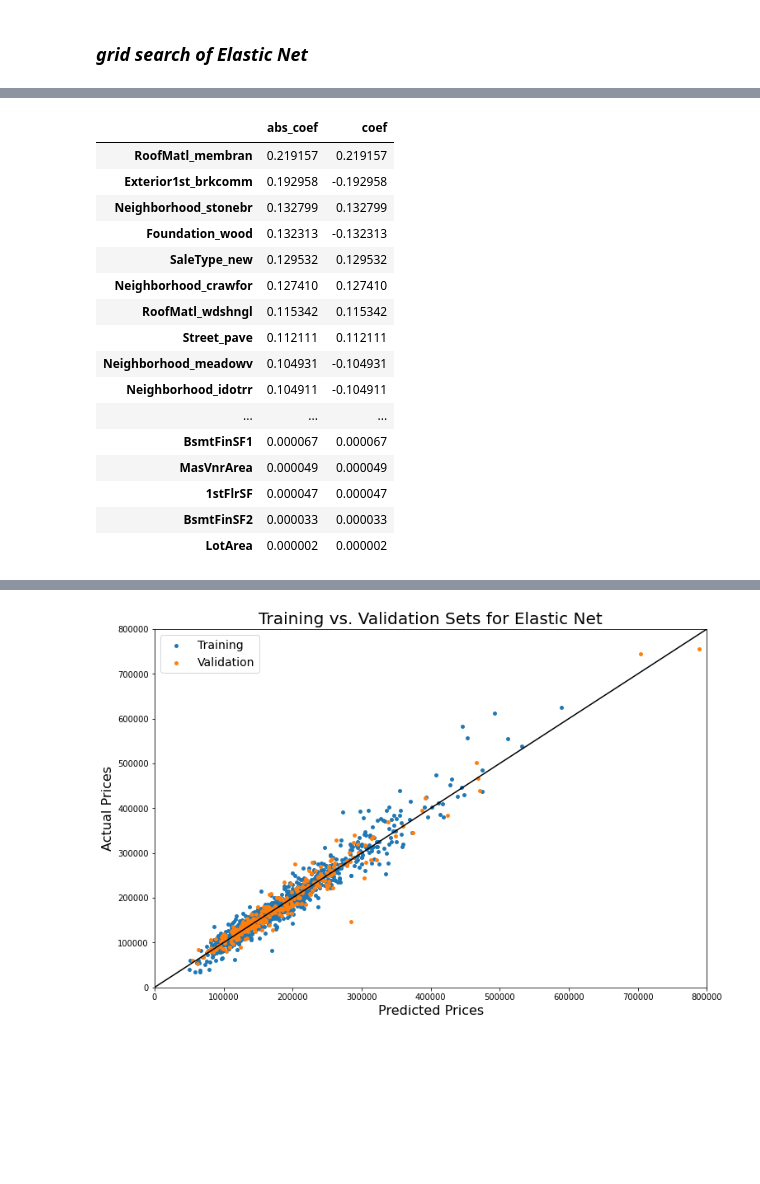
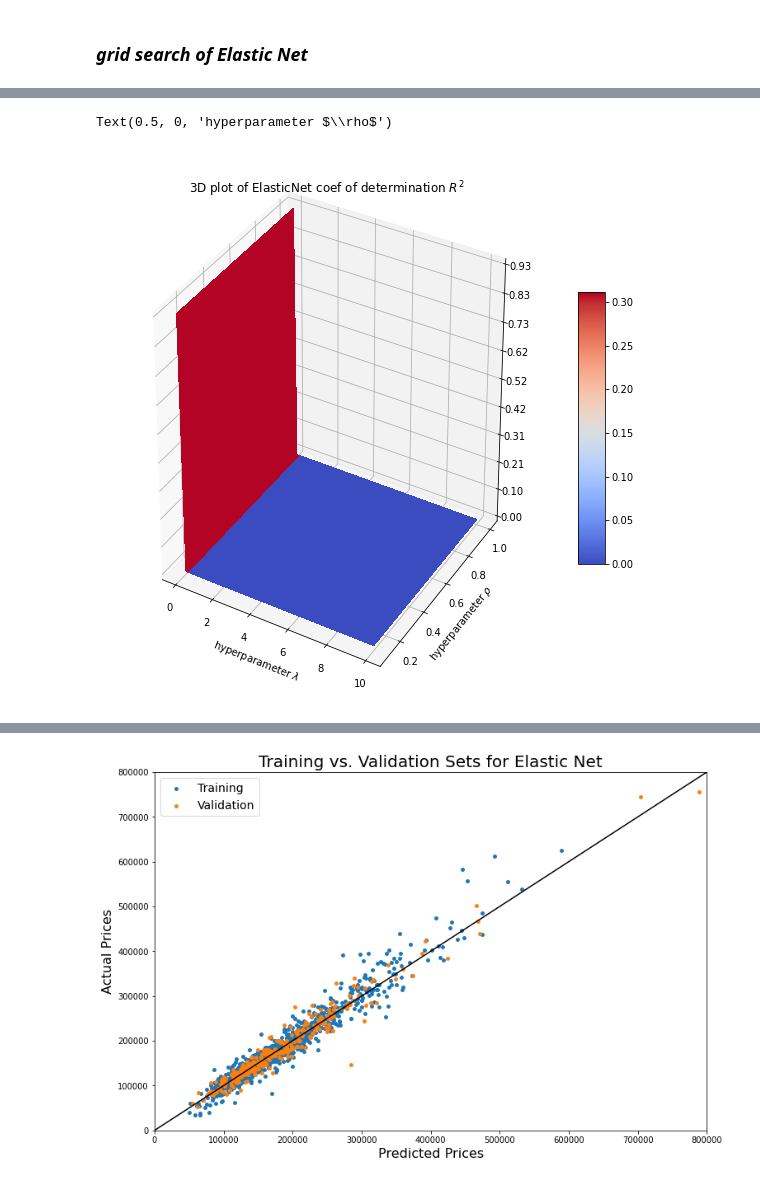
Before and after one commit to zackzbar/ml_houseprice_iowa, a Jupyter notebook: scripts/models.ipynb, the cells around one changed output, grey strips where cells are left out. Saved outputs shown, nothing was run; the diff lists cells and outputs as text; code cells hidden in the pictures; blank space fills up the shorter version.

```diff
--- a/scripts/models.ipynb
+++ b/scripts/models.ipynb
@@ -307,0 +448,5 @@ ElasticNet(alpha=1e-10, copy_X=True, fit_intercept=True, l1_ratio=1.0,
+# %%
+## Choose Elastic Net Model
+model_elasticnet = ElasticNet(normalize=True, max_iter=1000, alpha= en_alpha_least_overfit,
+                              l1_ratio = en_rho_least_overfit)
+model_elasticnet.fit(xtrain_reduce, ytrain)
@@ -308,24 +471,51 @@ ElasticNet(alpha=1e-10, copy_X=True, fit_intercept=True, l1_ratio=1.0,
+# %%
+elasticnet = ElasticNet(normalize = True)
+scores = np.zeros((len(rhos), len(alphas)))
+for alphaIdx, alpha in enumerate(alphas):
+    for rhoIdx, rho in enumerate(rhos):
+        elasticnet.set_params(alpha = alpha, l1_ratio = rho)
+        elasticnet.fit(xtrain_reduce, ytrain)
+        scores[rhoIdx, alphaIdx] = elasticnet.score(xtrain_reduce, ytrain)
+# %%
+# Elastic Net plot: scores
+from mpl_toolkits.mplot3d import Axes3D
+from matplotlib import cm
+from matplotlib.ticker import LinearLocator, FormatStrFormatter
+plt.rcParams['figure.figsize'] = (10,10)
+fig = plt.figure()
+ax = fig.gca(projection='3d')
+
+X = alphas
+Y = rhos
+X, Y = np.meshgrid(X, Y)
+Z = scores
+
+
+# Plot the surface.
+surf = ax.plot_surface(X, Y, Z, cmap=cm.coolwarm,
+                       linewidth=0, antialiased=False)
+# Customize the z axis.
+# ax.set_zlim(-0.1, 1.01)
+ax.zaxis.set_major_locator(LinearLocator(10))
+ax.zaxis.set_major_formatter(FormatStrFormatter('%.02f'))
+plt.title(r'3D plot of ElasticNet coef of determination $R^2$')
+# Add a color bar which maps values to colors.
+fig.colorbar(surf, shrink=0.5, aspect=10)
+plt.xlabel(r'hyperparameter $\lambda$')
+plt.ylabel(r'hyperparameter $\rho$')
+
+# ax.view_init(30,300)
+# plt.savefig("../output/elasticnet_train_validation_score_30_300.png")
+# ax.view_init(30,270)
+# plt.savefig("../output/elasticnet_train_validation_score_30_270.png")
+# ax.view_init(30,240)
+# plt.savefig("../output/elasticnet_train_validation_score_30_240.png")
+# %% [output]
+Text(0.5, 0, 'hyperparameter $\\rho$')
+[figure, added]
 # %%
-## Elastic Net Model Coefficients
-elasticnet_coef_abs = pd.DataFrame({'abs_coef':abs(model_elasticnet.coef_), 'coef': model_elasticnet.coef_},
-                              index = xtrain_reduce.columns).sort_values(by = 'abs_coef', ascending = False)
-elasticnet_coef_abs.to_csv("../output/elasticnet_coef_abs.csv")
-display(elasticnet_coef_abs)
+# ## Elastic Net Model Coefficients
+# elasticnet_coef_abs = pd.DataFrame({'abs_coef':abs(model_elasticnet.coef_), 'coef': model_elasticnet.coef_},
+#                               index = xtrain_reduce.columns).sort_values(by = 'abs_coef', ascending = False)
+# elasticnet_coef_abs.to_csv("../output/elasticnet_coef_abs.csv")
+# display(elasticnet_coef_abs)
-# %% [output]
-|  | abs_coef | coef |
-| RoofMatl_membran | 0.219157 | 0.219157 |
-| Exterior1st_brkcomm | 0.192958 | -0.192958 |
-| Neighborhood_stonebr | 0.132799 | 0.132799 |
-| Foundation_wood | 0.132313 | -0.132313 |
-| SaleType_new | 0.129532 | 0.129532 |
-| Neighborhood_crawfor | 0.127410 | 0.127410 |
-| RoofMatl_wdshngl | 0.115342 | 0.115342 |
-| Street_pave | 0.112111 | 0.112111 |
-| Neighborhood_meadowv | 0.104931 | -0.104931 |
-| Neighborhood_idotrr | 0.104911 | -0.104911 |
-| ... | ... | ... |
-| BsmtFinSF1 | 0.000067 | 0.000067 |
-| MasVnrArea | 0.000049 | 0.000049 |
-| 1stFlrSF | 0.000047 | 0.000047 |
-| BsmtFinSF2 | 0.000033 | 0.000033 |
-| LotArea | 0.000002 | 0.000002 |
```
Also changed, not shown: parts of 63 cells of this notebook, 14 other files.
